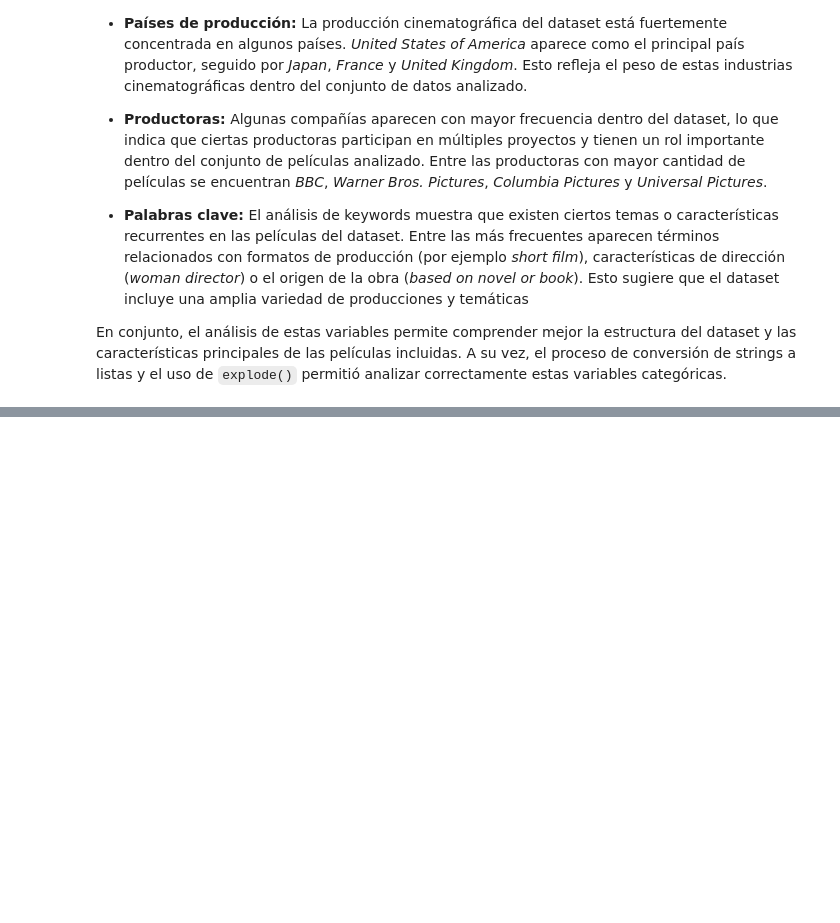
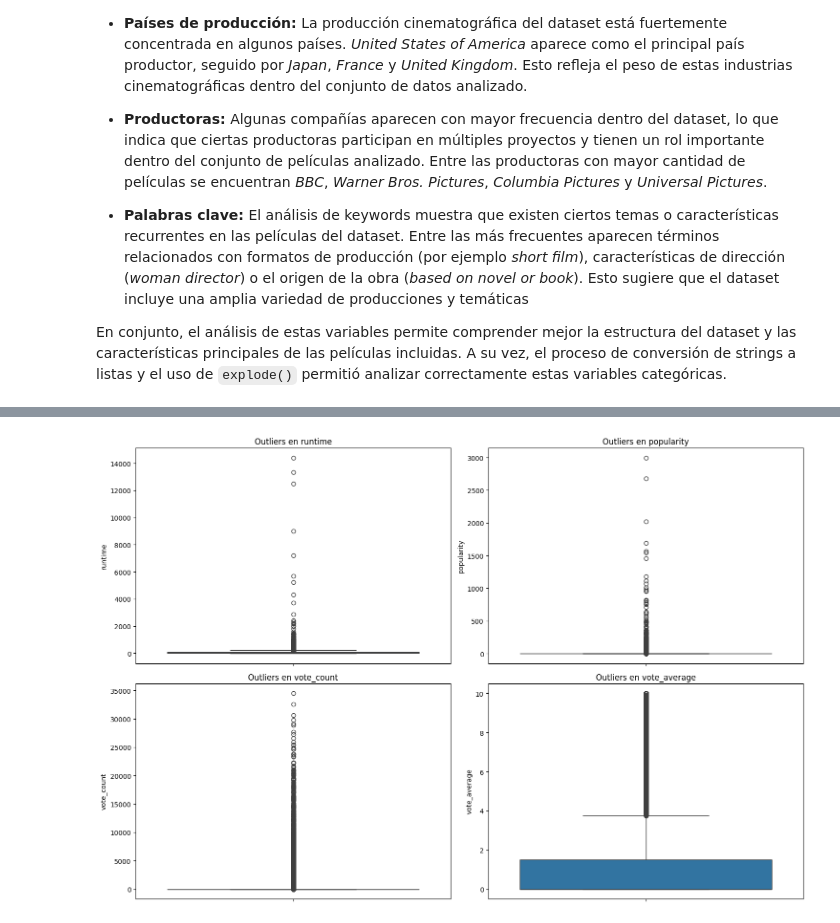
Before and after one commit to natonnelier/tmdb_movies_data_analysis, a Jupyter notebook: EDA_movies.ipynb, the cells around one changed output, grey strips where cells are left out. Drawn from its saved outputs; the diff is of its cells as text; code cells hidden in the pictures; blank space fills up the shorter version.

```diff
--- a/EDA_movies.ipynb
+++ b/EDA_movies.ipynb
@@ -791,0 +819,14 @@ En conjunto, el análisis de estas variables permite comprender mejor la estruct
+# %%
+# Visualización de outliers con boxplots
+cols_to_check = ['runtime', 'popularity', 'vote_count', 'vote_average']
+
+plt.figure(figsize=(15, 10))
+for i, col in enumerate(cols_to_check, 1):
+    plt.subplot(2, 2, i)
+    sns.boxplot(y=movies[col])
+    plt.title(f'Outliers en {col}')
+
+plt.tight_layout()
+plt.show()
+# %% [output]
+[figure, added]
```
Also changed, not shown: parts of 59 cells of this notebook, 3 other files.
